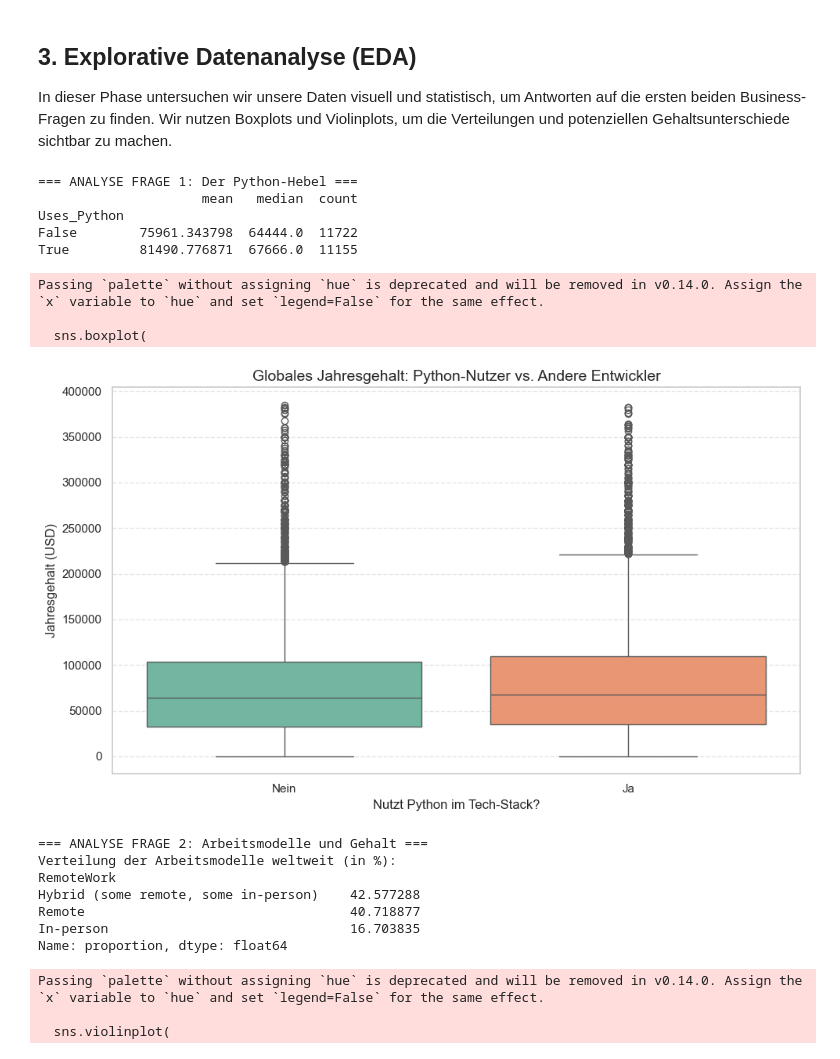
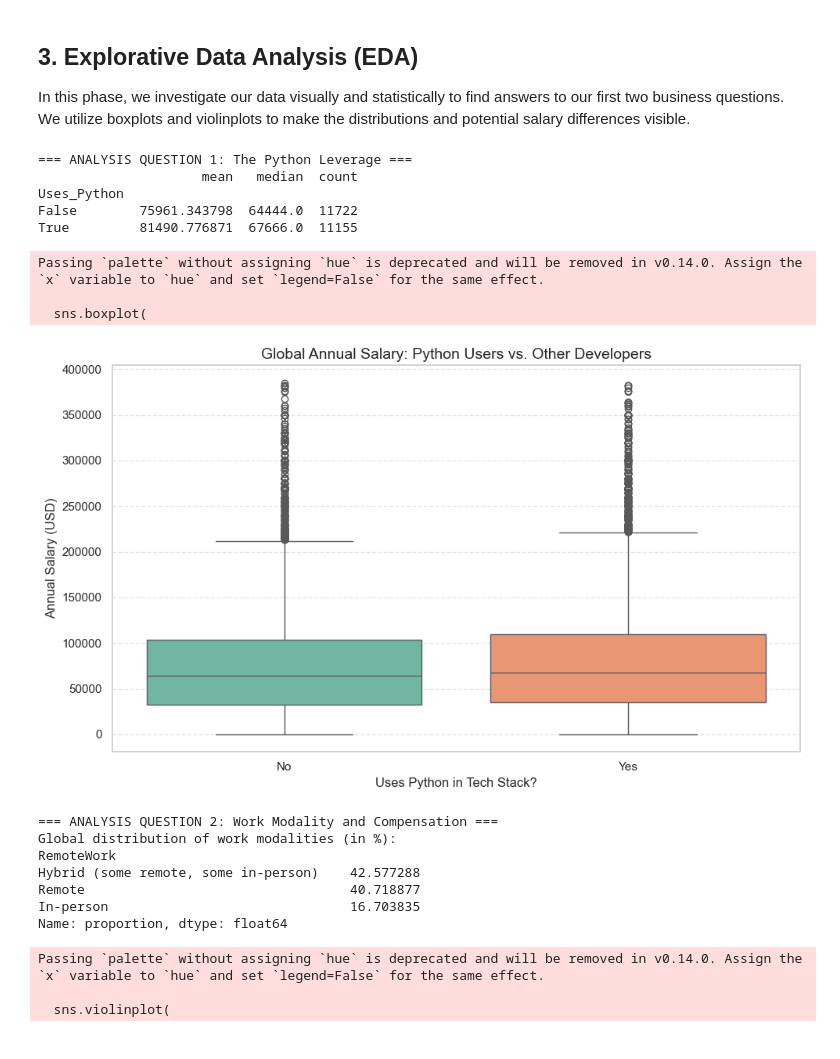
Before and after one commit to Portesino/Data-Science-Blogpost, a Jupyter notebook: DataScienceBlogNB.ipynb, the cells around one changed output. Cells and saved outputs as stored; diff of their text form; code cells hidden in the pictures.

```diff
--- a/DataScienceBlogNB.ipynb
+++ b/DataScienceBlogNB.ipynb
@@ -138,65 +140,65 @@ Verbleibende Zeilen nach der Bereinigung: 22877
 # %% [markdown]
-## 3. Explorative Datenanalyse (EDA)
+## 3. Explorative Data Analysis (EDA)
 
-In dieser Phase untersuchen wir unsere Daten visuell und statistisch, um Antworten auf die ersten beiden Business-Fragen zu finden. Wir nutzen Boxplots und Violinplots, um die Verteilungen und potenziellen Gehaltsunterschiede sichtbar zu machen.
+In this phase, we investigate our data visually and statistically to find answers to our first two business questions. We utilize boxplots and violinplots to make the distributions and potential salary differences visible.
 # %%
-# --- FRAGE 1: Bringt der Python-Stack einen finanziellen Vorteil? ---
-print("=== ANALYSE FRAGE 1: Der Python-Hebel ===")
+# --- QUESTION 1: Does the Python stack provide a financial leverage? ---
+print("=== ANALYSIS QUESTION 1: The Python Leverage ===")
 
-# Deskriptive Statistik berechnen
+# Compute descriptive statistics for both groups
 python_stats = df_clean.groupby("Uses_Python")["ConvertedCompYearly"].agg(
     ["mean", "median", "count"]
 )
 print(python_stats)
 
-# Visualisierung für Frage 1
+# Generate boxplot visualization for Question 1
 plt.figure(figsize=(10, 6))
 sns.boxplot(
     data=df_clean, x="Uses_Python", y="ConvertedCompYearly", palette="Set2"
 )
-plt.title("Globales Jahresgehalt: Python-Nutzer vs. Andere Entwickler", fontsize=14)
-plt.xlabel("Nutzt Python im Tech-Stack?", fontsize=12)
-plt.ylabel("Jahresgehalt (USD)", fontsize=12)
-plt.xticks([0, 1], ["Nein", "Ja"])
+plt.title("Global Annual Salary: Python Users vs. Other Developers", fontsize=14)
+plt.xlabel("Uses Python in Tech Stack?", fontsize=12)
+plt.ylabel("Annual Salary (USD)", fontsize=12)
+plt.xticks([0, 1], ["No", "Yes"])
 plt.grid(axis="y", linestyle="--", alpha=0.5)
 plt.tight_layout()
 plt.show()
 
 
-# --- FRAGE 2: Remote, Hybrid oder Büro – Wer verdient mehr? ---
-print("\n=== ANALYSE FRAGE 2: Arbeitsmodelle und Gehalt ===")
+# --- QUESTION 2: Remote, Hybrid, or In-Person - Who earns more? ---
+print("\n=== ANALYSIS QUESTION 2: Work Modality and Compensation ===")
 
-# Fehlende Werte in 'RemoteWork' für diese Teil-Analyse droppen
+# Drop missing values in the remote work column for this specific analysis
 df_remote = df_clean.dropna(subset=["RemoteWork"])
 
-# Verteilung der Arbeitsmodelle in Prozent ausgeben
+# Calculate the percentage distribution of work modalities worldwide
 remote_counts = df_remote["RemoteWork"].value_counts(normalize=True) * 100
-print("Verteilung der Arbeitsmodelle weltweit (in %):")
+print("Global distribution of work modalities (in %):")
 print(remote_counts)
 
-# Visualisierung für Frage 2
+# Generate violin plot visualization for Question 2
 plt.figure(figsize=(10, 6))
 sns.violinplot(
     data=df_remote, x="RemoteWork", y="ConvertedCompYearly", palette="Pastel1"
 )
-plt.title("Gehaltsverteilung nach Arbeitsmodell", fontsize=14)
-plt.xlabel("Arbeitsmodell", fontsize=12)
-plt.ylabel("Jahresgehalt (USD)", fontsize=12)
+plt.title("Salary Distribution by Work Modality", fontsize=14)
+plt.xlabel("Work Modality", fontsize=12)
+plt.ylabel("Annual Salary (USD)", fontsize=12)
 plt.grid(axis="y", linestyle="--", alpha=0.5)
 plt.tight_layout()
 plt.show()
 # %% [output]
-=== ANALYSE FRAGE 1: Der Python-Hebel ===
+=== ANALYSIS QUESTION 1: The Python Leverage ===
                      mean   median  count
 Uses_Python
 False        75961.343798  64444.0  11722
 True         81490.776871  67666.0  11155
 Passing `palette` without assigning `hue` is deprecated and will be removed in v0.14.0. Assign the `x` variable to `hue` and set `legend=False` for the same effect.
 
   sns.boxplot(
-[figure, old version]
+[figure, new version]
-=== ANALYSE FRAGE 2: Arbeitsmodelle und Gehalt ===
-Verteilung der Arbeitsmodelle weltweit (in %):
+=== ANALYSIS QUESTION 2: Work Modality and Compensation ===
+Global distribution of work modalities (in %):
 RemoteWork
 Hybrid (some remote, some in-person)    42.577288
 Remote                                  40.718877
```
Also changed, not shown: parts of 8 cells of this notebook, 1 other file.
